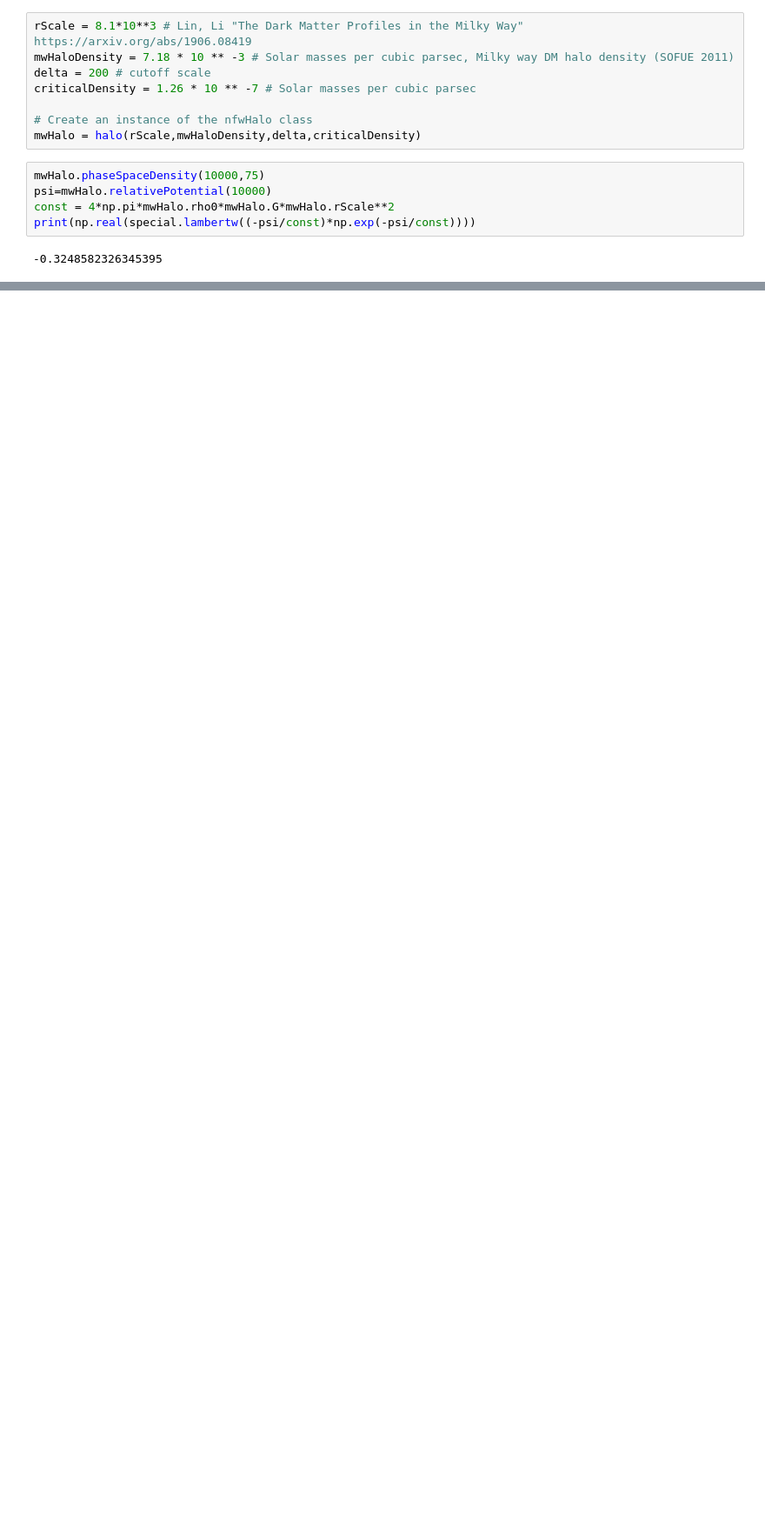
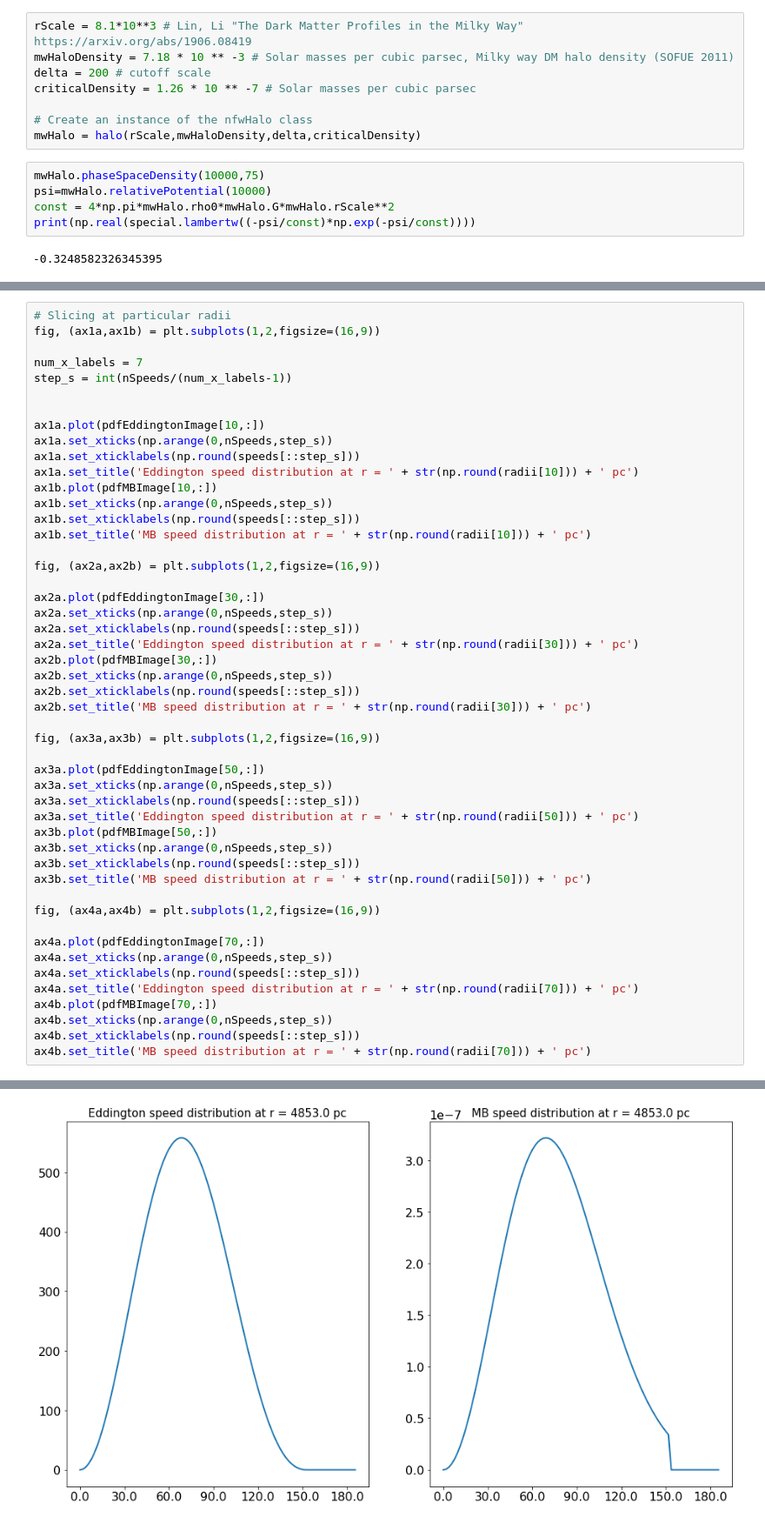
Before and after one commit to EricPutney/nfwHalo, a Jupyter notebook: simpleNFW.ipynb, the cells around one changed output, grey strips where cells are left out. Shown at 87% size. Drawn from its saved outputs; the diff is of its cells as text; blank space fills up the shorter version.

```diff
--- a/simpleNFW.ipynb
+++ b/simpleNFW.ipynb
@@ -104,0 +171,50 @@ Text(0, 0.5, 'Speed (km/s)')
+# %%
+# Slicing at particular radii
+fig, (ax1a,ax1b) = plt.subplots(1,2,figsize=(16,9))
+
+num_x_labels = 7
+step_s = int(nSpeeds/(num_x_labels-1))
+
+
+ax1a.plot(pdfEddingtonImage[10,:])
+ax1a.set_xticks(np.arange(0,nSpeeds,step_s))
+ax1a.set_xticklabels(np.round(speeds[::step_s]))
+ax1a.set_title('Eddington speed distribution at r = ' + str(np.round(radii[10])) + ' pc')
+ax1b.plot(pdfMBImage[10,:])
+ax1b.set_xticks(np.arange(0,nSpeeds,step_s))
+ax1b.set_xticklabels(np.round(speeds[::step_s]))
+ax1b.set_title('MB speed distribution at r = ' + str(np.round(radii[10])) + ' pc')
+
+fig, (ax2a,ax2b) = plt.subplots(1,2,figsize=(16,9))
+
+ax2a.plot(pdfEddingtonImage[30,:])
+ax2a.set_xticks(np.arange(0,nSpeeds,step_s))
+ax2a.set_xticklabels(np.round(speeds[::step_s]))
+ax2a.set_title('Eddington speed distribution at r = ' + str(np.round(radii[30])) + ' pc')
+ax2b.plot(pdfMBImage[30,:])
+ax2b.set_xticks(np.arange(0,nSpeeds,step_s))
+ax2b.set_xticklabels(np.round(speeds[::step_s]))
+ax2b.set_title('MB speed distribution at r = ' + str(np.round(radii[30])) + ' pc')
+
+fig, (ax3a,ax3b) = plt.subplots(1,2,figsize=(16,9))
+
+ax3a.plot(pdfEddingtonImage[50,:])
+ax3a.set_xticks(np.arange(0,nSpeeds,step_s))
+ax3a.set_xticklabels(np.round(speeds[::step_s]))
+ax3a.set_title('Eddington speed distribution at r = ' + str(np.round(radii[50])) + ' pc')
+ax3b.plot(pdfMBImage[50,:])
+ax3b.set_xticks(np.arange(0,nSpeeds,step_s))
+ax3b.set_xticklabels(np.round(speeds[::step_s]))
+ax3b.set_title('MB speed distribution at r = ' + str(np.round(radii[50])) + ' pc')
+
+fig, (ax4a,ax4b) = plt.subplots(1,2,figsize=(16,9))
+
+ax4a.plot(pdfEddingtonImage[70,:])
+ax4a.set_xticks(np.arange(0,nSpeeds,step_s))
+ax4a.set_xticklabels(np.round(speeds[::step_s]))
+ax4a.set_title('Eddington speed distribution at r = ' + str(np.round(radii[70])) + ' pc')
+ax4b.plot(pdfMBImage[70,:])
+ax4b.set_xticks(np.arange(0,nSpeeds,step_s))
+ax4b.set_xticklabels(np.round(speeds[::step_s]))
+ax4b.set_title('MB speed distribution at r = ' + str(np.round(radii[70])) + ' pc')
+# %% [output]
@@ -104,0 +222 @@ Text(0, 0.5, 'Speed (km/s)')
+[figure, added]
```
Also changed, not shown: parts of 8 cells of this notebook.
